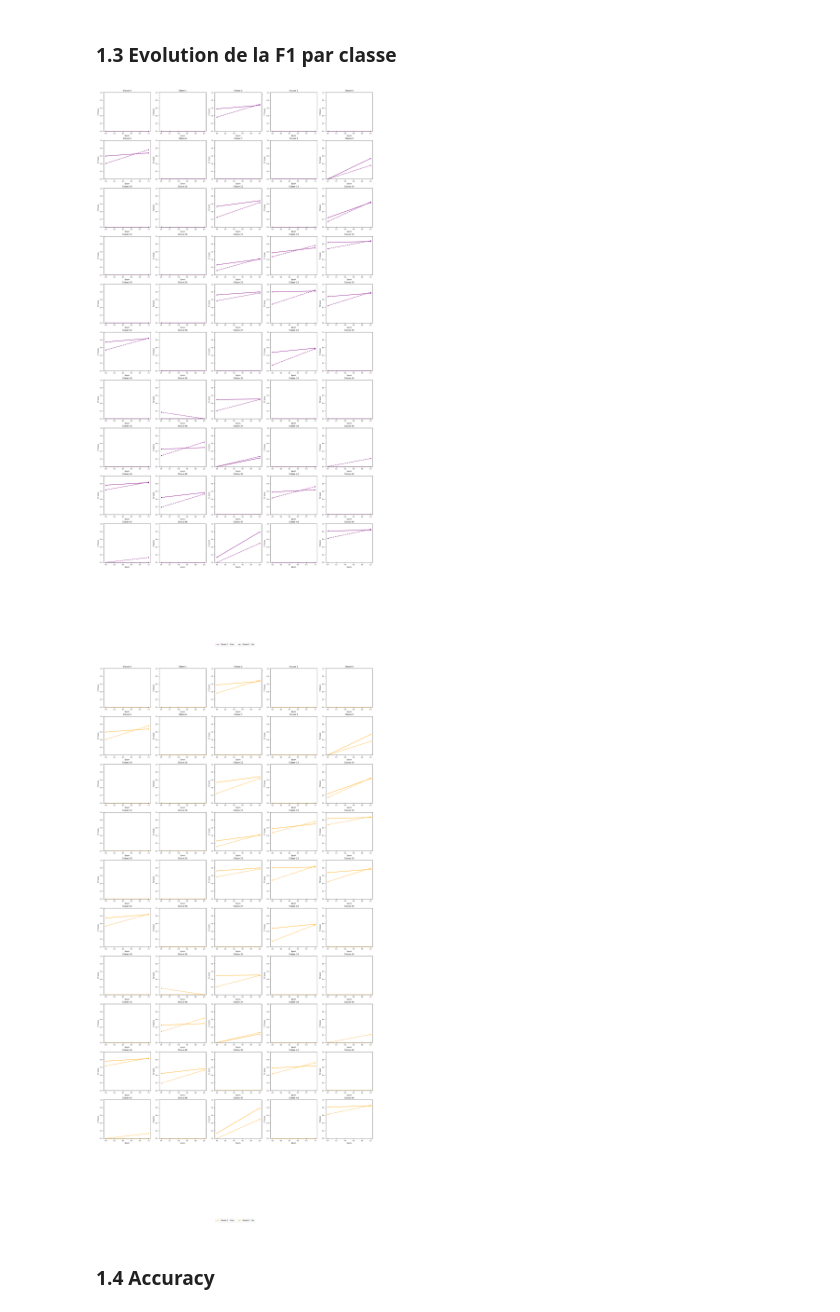
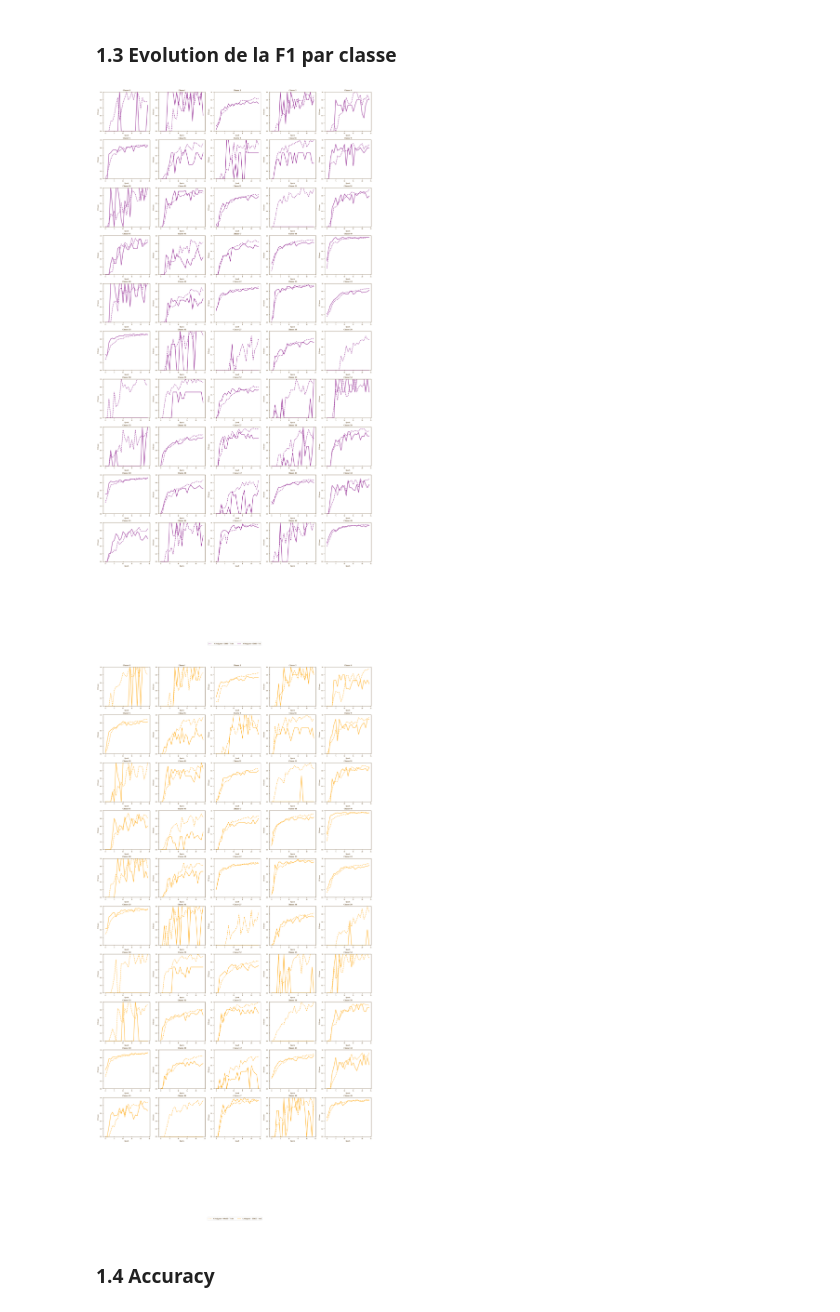
Before and after one commit to alextonon/Hackaton_abeilles_tigres, a Jupyter notebook: notebooks/analyse_résultats.ipynb, the cells around one changed output. Cells and saved outputs as stored; diff of their text form; code cells hidden in the pictures.

```diff
--- a/notebooks/analyse_résultats.ipynb
+++ b/notebooks/analyse_résultats.ipynb
@@ -30,5 +68,12 @@ import math
 # %%
 # noms des dossiers de résultats
-resultats_folder_name_ref = "ResnetFineTune_temp_17h27"
-resultats_folder_name_2 = "ResnetFineTune_temp_17h27"
+resultats_folder_name_ref = "ConvNeXtFineTune_Maignan_12h12"
+resultats_folder_name_2 = "ConvNeXtFineTune_Maignan_09h23"
+
+
+nom_modele_1 = " A.Maignan - 12h12"
+nom_modele_2 = "A.Maignan - 09h23"
+
+best_epoch1 = 24
+best_epoch2 = 17
 # %% [markdown]
@@ -311,6 +358,3 @@ Criterion label_smoothing    | 0.0                       | 0.0
-# %%
-nom_modele_1 = "modèle 1"
-nom_modele_2 = "modèle 2"
 # %% [markdown]
 ## **1. Résultats liés à l'entrainement**
 # %% [markdown]
@@ -343,25 +391,31 @@ plt.show()
 # %% [markdown]
 ### **1.2 F1-macro**
 # %%
+
+
+# Calculer la limite X commune
+max_epoch = max(df_log1["epoch"].max(), df_log2["epoch"].max())
+
+# Création des sous-graphes
 fig, axes = plt.subplots(1, 2, figsize=(12, 5))
 
-# Expérience 1
+# --- Expérience 1 ---
 axes[0].plot(df_log1["epoch"], df_log1["train_f1_macro"], marker='o', color="blue", label="Train")
 axes[0].plot(df_log1["epoch"], df_log1["val_f1_macro"], marker='o', color="red", label="Validation")
 axes[0].set_title(f"F1 Macro - {nom_modele_1}")
 axes[0].set_xlabel("Epoch")
 axes[0].set_ylabel("F1 Macro")
+axes[0].set_xlim(0, max_epoch)  # limite X commune
 axes[0].legend()
 
-
-# Expérience 2
+# --- Expérience 2 ---
 axes[1].plot(df_log2["epoch"], df_log2["train_f1_macro"], marker='o', color="blue", label="Train")
 axes[1].plot(df_log2["epoch"], df_log2["val_f1_macro"], marker='o', color="red", label="Validation")
 axes[1].set_title(f"F1 Macro - {nom_modele_2}")
 axes[1].set_xlabel("Epoch")
 axes[1].set_ylabel("F1 Macro")
+axes[1].set_xlim(0, max_epoch)  # même limite X que l'expérience 1
 axes[1].legend()
-
 
 plt.tight_layout()
 plt.show()
@@ -390,42 +444,42 @@ def plot_model_class_f1(df_metrics, model_name, color):
         val_f1 = df_cls['val_f1_score']
 
         # Train - pointillés
-        ax.plot(epochs, train_f1, linestyle='--', color=color, marker='o', markersize=3,
+        ax.plot(epochs, train_f1, linestyle=(0, (3, 2)), color=color, marker='', markersize=3,
                 markerfacecolor=color, markeredgecolor=color)
         # Val - plein
-        ax.plot(epochs, val_f1, linestyle='-', color=color, marker='o', markersize=3,
+        ax.plot(epochs, val_f1, linestyle='-', color=color, marker='', markersize=3,
                 markerfacecolor=color, markeredgecolor=color)
 
         ax.set_title(f'Classe {cls}', fontsize=9)
         ax.set_xlabel('Epoch', fontsize=7)
         ax.set_ylabel('F1 Score', fontsize=7)
         ax.set_ylim(0,1)
         ax.tick_params(axis='both', labelsize=6)
 
     # Supprimer axes vides si besoin
     for i in range(num_classes, len(axes)):
         fig.delaxes(axes[i])
 
     plt.tight_layout()
 
     # Légende unique pour cette figure
     from matplotlib.lines import Line2D
     legend_elements = [
-        Line2D([0], [0], color=color, lw=1, marker='o', markersize=3, label=f'{model_name} - Train', linestyle='--'),
-        Line2D([0], [0], color=color, lw=1, marker='o', markersize=3, label=f'{model_name} - Val', linestyle='-')
+        Line2D([0], [0], color=color, lw=1, marker='', markersize=3, label=f'{model_name} - Train', linestyle=(0, (3, 2))),
+        Line2D([0], [0], color=color, lw=1, marker='', markersize=3, label=f'{model_name} - Val', linestyle='-')
     ]
     fig.legend(handles=legend_elements, loc='lower center', ncol=2, fontsize=8)
     plt.subplots_adjust(bottom=0.15)
 
     plt.show()
 
 
 # Plot pour chaque modèle séparément
-plot_model_class_f1(df_metrics_per_class_per_epoch_1, 'Model 1', 'purple')
-plot_model_class_f1(df_metrics_per_class_per_epoch_2, 'Model 2', 'orange')
+plot_model_class_f1(df_metrics_per_class_per_epoch_1, nom_modele_1, 'purple')
+plot_model_class_f1(df_metrics_per_class_per_epoch_2, nom_modele_2, 'orange')
 # %% [output]
-[figure, old version]
+[figure, new version]
-[figure, old version]
+[figure, new version]
 # %% [markdown]
 ### **1.4 Accuracy**
 # %%
```
Also changed, not shown: parts of 33 cells of this notebook.
